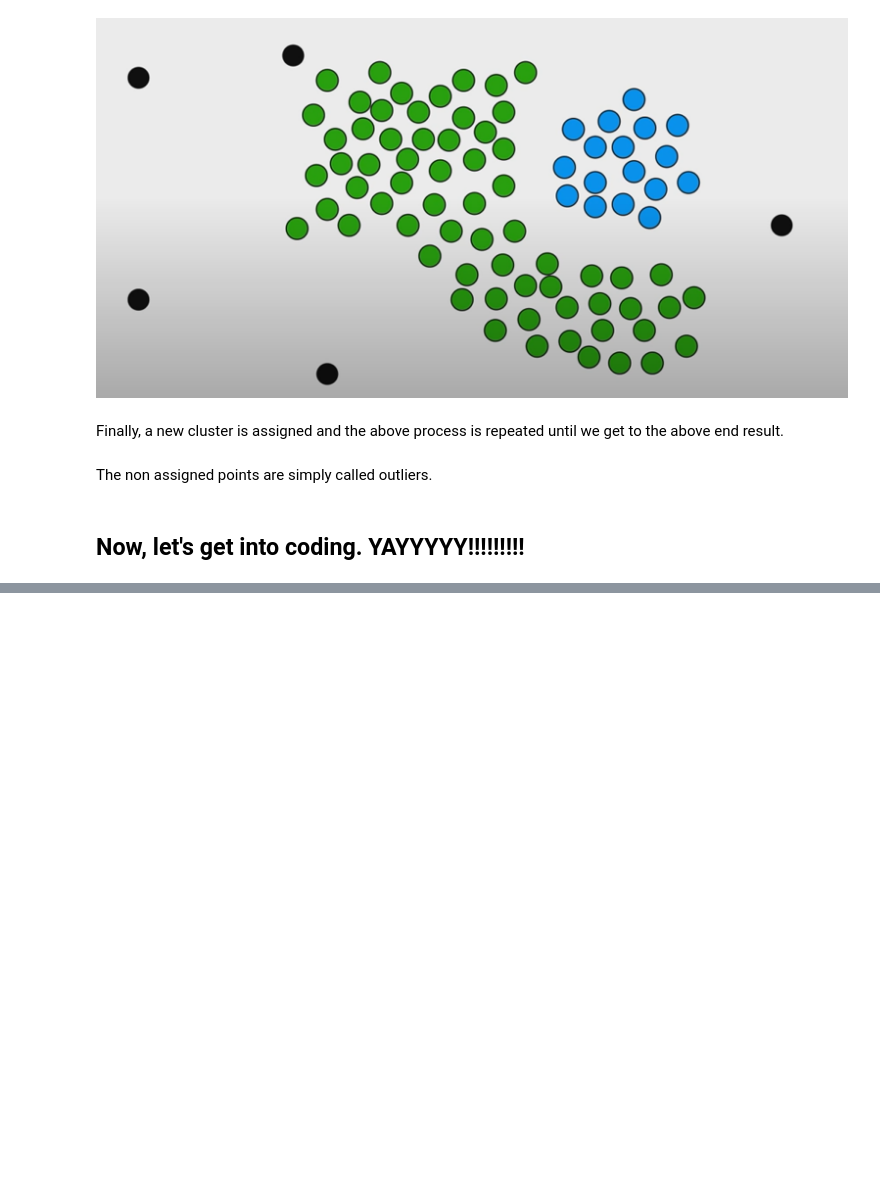
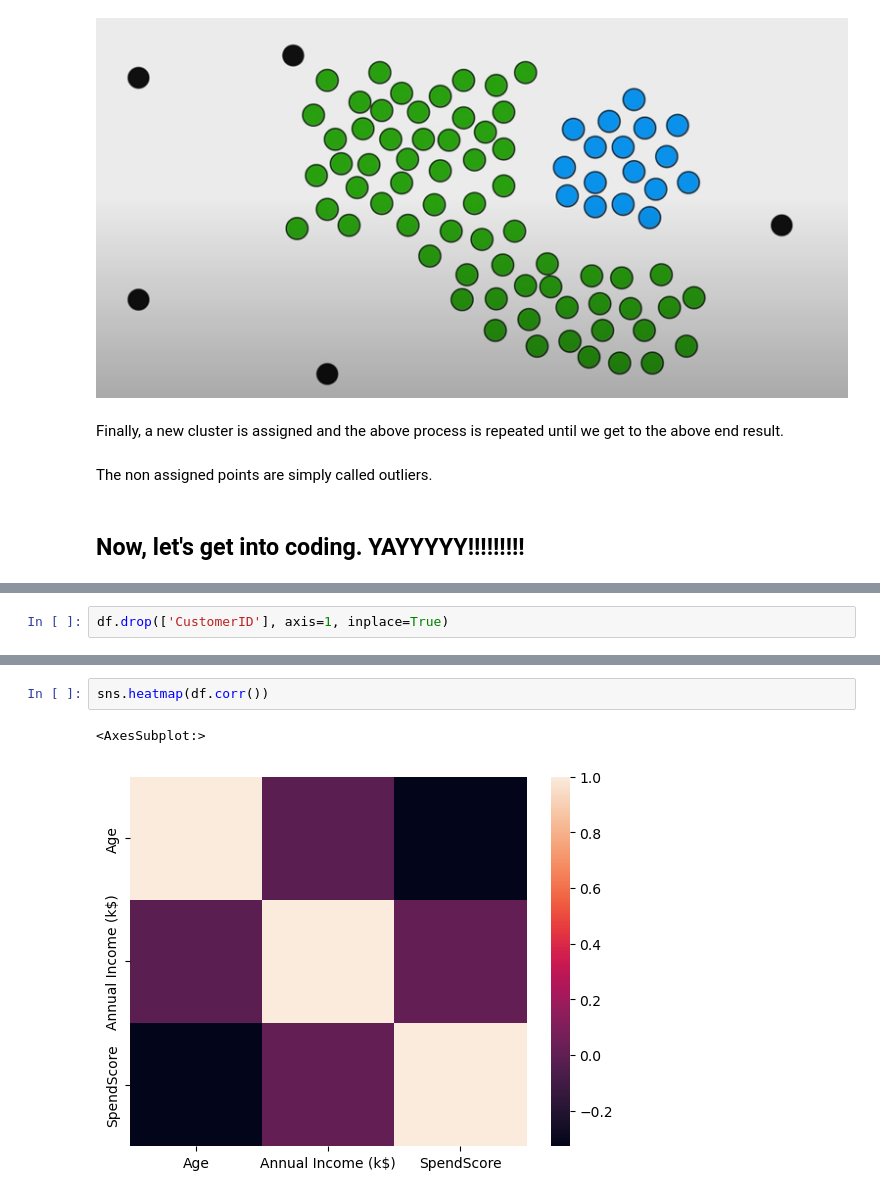
Before and after one commit to AnuragTimilsina/ML_workshop_2023, a Jupyter notebook: DBSCAN/DBSCAN.ipynb, the cells around one changed output, grey strips where cells are left out. Cells and saved outputs as stored; diff of their text form; blank space fills up the shorter version.

```diff
--- a/DBSCAN/DBSCAN.ipynb
+++ b/DBSCAN/DBSCAN.ipynb
@@ -92,0 +154,2 @@ The non assigned points are simply called outliers.
+# %%
+df.drop(['CustomerID'], axis=1, inplace=True)
@@ -92,0 +165,5 @@ The non assigned points are simply called outliers.
+# %%
+sns.heatmap(df.corr())
+# %% [output]
+<AxesSubplot:>
+[figure, added]
```
Also changed, not shown: parts of 32 cells of this notebook, 1 other file.
